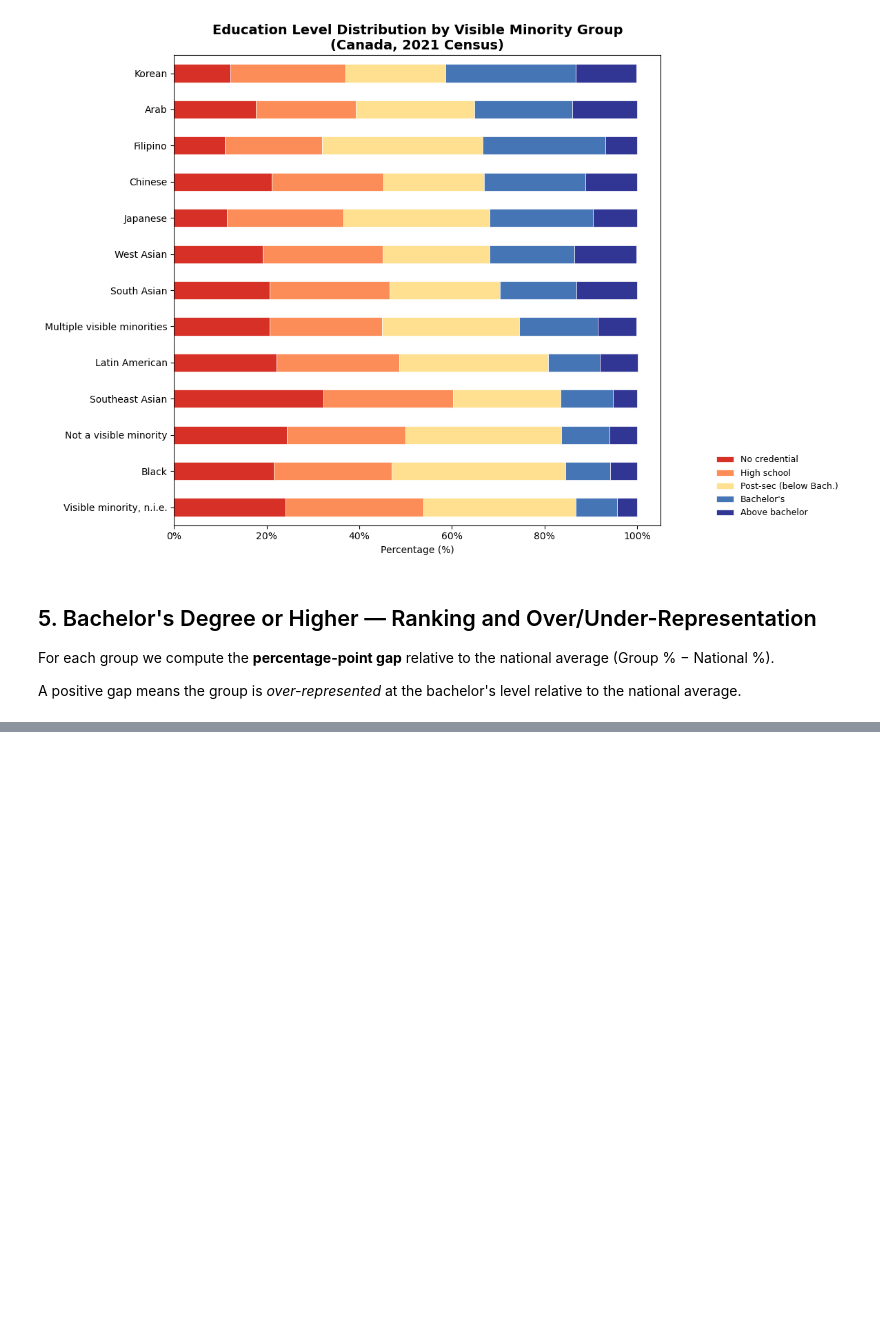
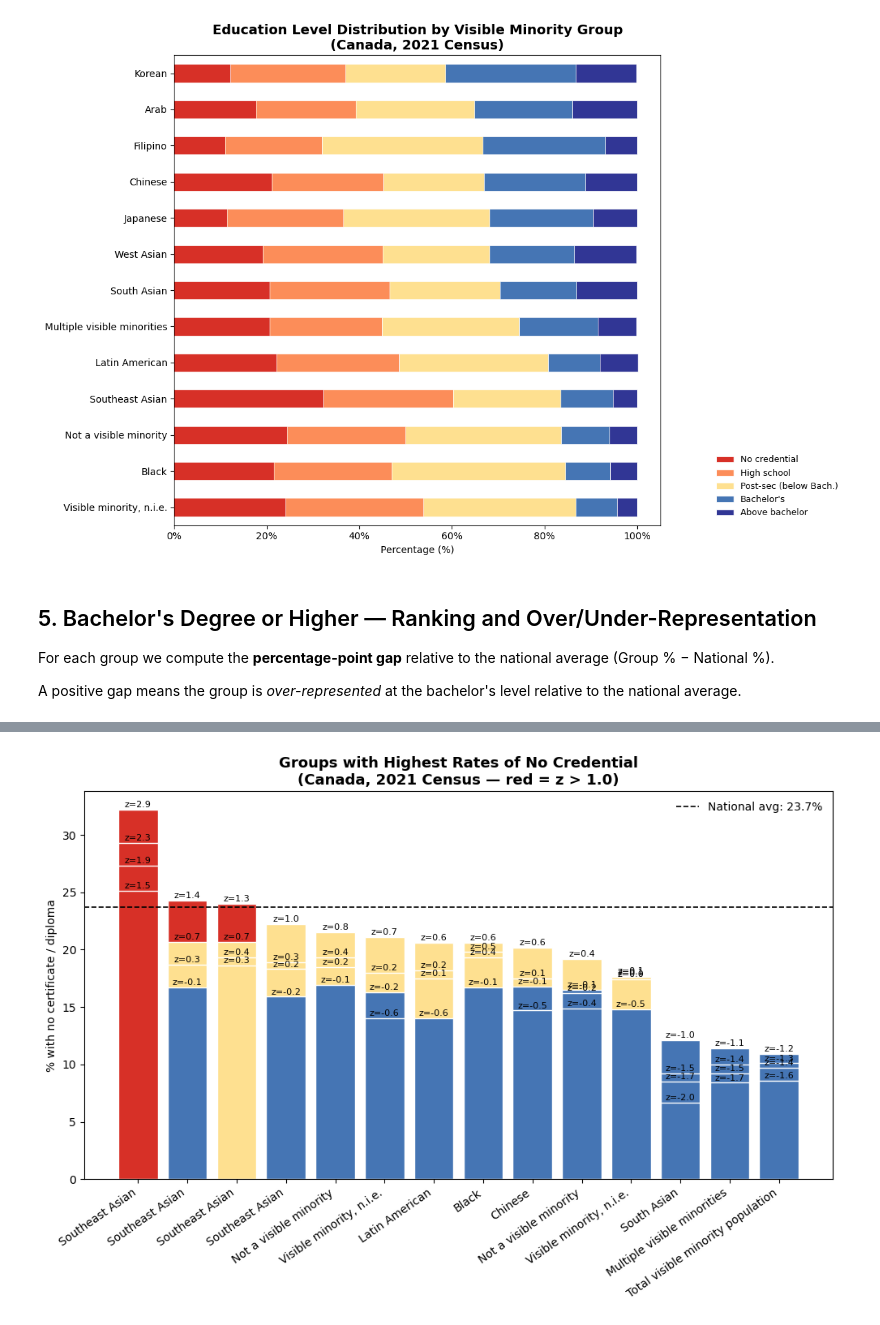
Before and after one commit to Jenniferonyebuchi/migrant-education-analysis, a Jupyter notebook: notebook/migrant_education_analysis.ipynb, the cells around one changed output, grey strips where cells are left out. Cells and saved outputs as stored; diff of their text form; code cells hidden in the pictures; blank space fills up the shorter version.

Commit message:
Add No Certificate or Diploma Analysis to eda file

```diff
--- a/notebook/migrant_education_analysis.ipynb
+++ b/notebook/migrant_education_analysis.ipynb
@@ -286,0 +314,34 @@ df_bach[["visible_minority", "pct", "delta"]].rename(
+# %%
+no_cred = "No certificate, diploma or degree"
+
+national_nocred = df_clean[
+    (df_clean["education_level"] == no_cred) &
+    (df_clean["visible_minority"] == "Total - Visible minority")
+]["pct"].values[0]
+
+df_nocred = (
+    df_analysis[df_analysis["education_level"] == no_cred]
+    .assign(z=lambda x: stats.zscore(x["pct"]))
+    .sort_values("pct", ascending=False)
+)
+
+fig, ax = plt.subplots(figsize=(10, 7))
+colors = ["#d73027" if z > 1.0 else "#fee090" if z > 0 else "#4575b4" for z in df_nocred["z"]]
+bars = ax.bar(df_nocred["visible_minority"], df_nocred["pct"], color=colors, edgecolor="white")
+
+for bar, z_val in zip(bars, df_nocred["z"]):
+    ax.text(bar.get_x() + bar.get_width() / 2, bar.get_height() + 0.2,
+            f"z={z_val:.1f}", ha="center", fontsize=8)
+
+ax.axhline(national_nocred, color="black", linestyle="--", linewidth=1.2,
+           label=f"National avg: {national_nocred:.1f}%")
+ax.set_ylabel("% with no certificate / diploma")
+ax.set_title("Groups with Highest Rates of No Credential\n(Canada, 2021 Census — red = z > 1.0)",
+             fontsize=13, fontweight="bold")
+ax.set_xticklabels(df_nocred["visible_minority"], rotation=35, ha="right")
+ax.legend(frameon=False)
+plt.tight_layout()
+plt.savefig("fig3_no_credential.png", bbox_inches="tight")
+plt.show()
+# %% [output]
+[figure, added]
```
Also changed, not shown: parts of 2 cells of this notebook.
